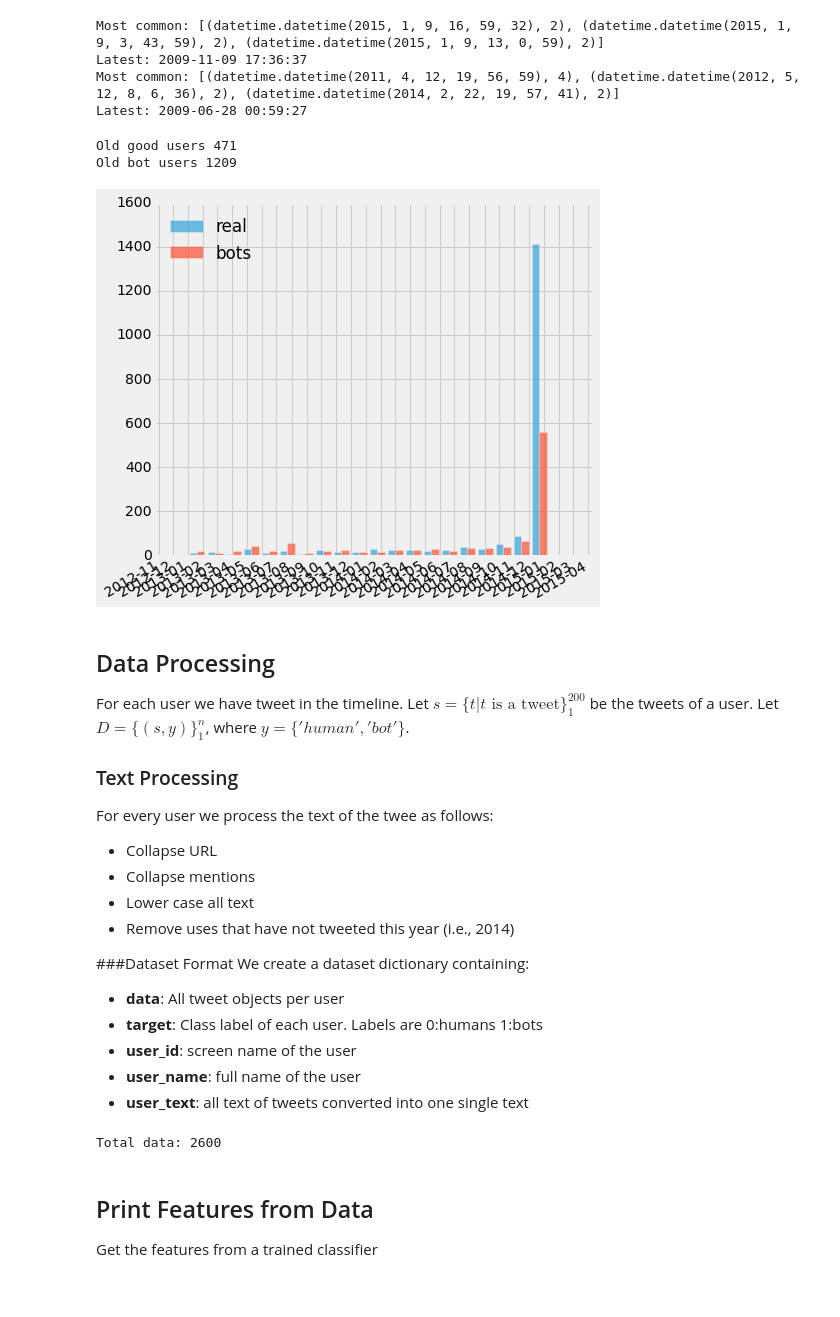
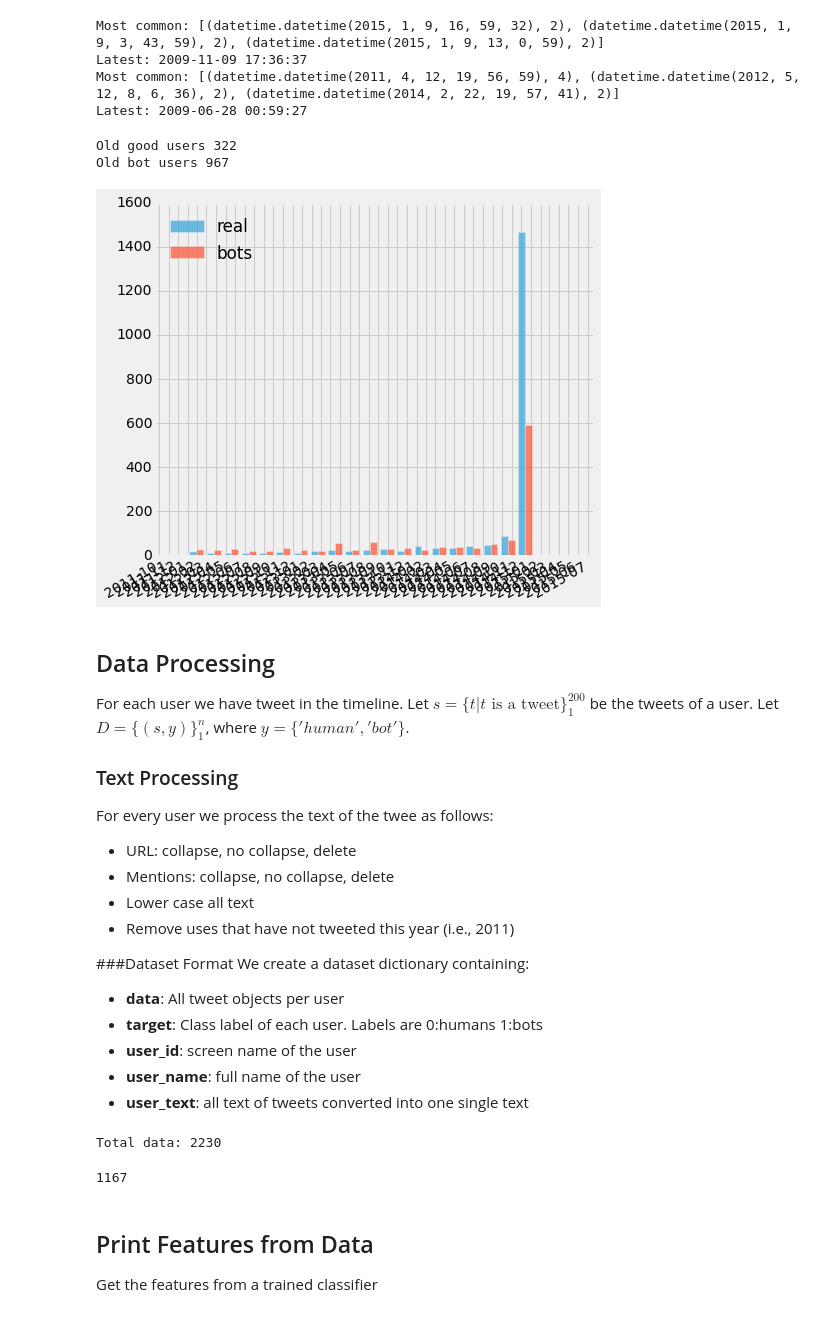
Before and after one commit to mramire8/notebooks, a Jupyter notebook: twitter_new_data/twitter_data.ipynb, the cells around one changed output. Drawn from its saved outputs; the diff is of its cells as text; code cells hidden in the pictures.

Commit message:
update user studies

```diff
--- a/twitter_new_data/twitter_data.ipynb
+++ b/twitter_new_data/twitter_data.ipynb
@@ -114,55 +124,55 @@ Latest: 2009-06-28 00:59:27
 # %%
 ## Number of users that have old tweets in good users
 ## with tweets not in 2014
-print "Old good users %s" %  len([d for d in good_counts.keys() if d.year < 2014])
-print "Old bot users %s" %  len([d for d in bots_counts.keys() if d.year < 2014])
+print "Old good users %s" %  len([d for d in good_counts.keys() if d.year < 2013])
+print "Old bot users %s" %  len([d for d in bots_counts.keys() if d.year < 2013])
 # %% [output]
-Old good users 471
-Old bot users 1209
+Old good users 322
+Old bot users 967
 # %%
 import matplotlib as mpl
 import matplotlib.pyplot as plt
 import matplotlib.dates as mdates
 
 
 mpl.style.use('fivethirtyeight')
 
 years    = mdates.YearLocator()   # every year
 months   = mdates.MonthLocator()  # every month
 yearsFmt = mdates.DateFormatter('%Y')
 monthsFmt = mdates.DateFormatter('%Y-%m')
 fig = plt.figure(figsize=(7,7))
 ax = plt.axes()
 
-gds =[(d,c) for d,c in good_counts.iteritems() if d.year > 2012]
-bts =[(d,c) for d,c in bots_counts.iteritems() if d.year > 2012]
+gds =[(d,c) for d,c in good_counts.iteritems() if d.year > 2011]
+bts =[(d,c) for d,c in bots_counts.iteritems() if d.year > 2011]
 
 
 kg = [d.toordinal() for d,_ in gds]
 kb = [d.toordinal() for d,_ in bts]
 wg = [c for _,c in gds]
 wb = [c for _,c in bts]
 plt.hist([kg,kb], weights=[wg,wb], bins=20, stacked=False, alpha=.7, label=['real', 'bots'])
 
 ax.xaxis.set_major_locator(months)
 ax.xaxis.set_major_formatter(monthsFmt)
 # ax.xaxis.set_minor_locator(months)
 plt.legend(loc='best', frameon=False, numpoints=1)
 ax.format_xdata = mdates.DateFormatter('%Y-%m-%d')
 fig.autofmt_xdate()
 plt.savefig("date_dist.png")
 # %% [output]
-[figure, old version]
+[figure, new version]
 # %% [markdown]
 ## Data Processing
 For each user we have tweet in the timeline. Let $s=\{t | t \text{ is a tweet}\}_{1}^{200}$ be the tweets of a user. Let $D=\{(s,y)\}_1^n$, where $y=\{'human','bot'\}$.
 
 ### Text Processing
 For every user we process the text of the twee as follows:
-* Collapse URL
-* Collapse mentions
+* URL: collapse, no collapse, delete
+* Mentions: collapse, no collapse, delete
 * Lower case all text
-* Remove uses that have not tweeted this year (i.e., 2014)
+* Remove uses that have not tweeted this year (i.e., 2011)
 
 ###Dataset Format
 We create a dataset dictionary containing:
@@ -245,14 +258,18 @@ import numpy as np
 vct = TfidfVectorizer(encoding='latin1', min_df=5, max_df=1.0, binary=False, ngram_range=(1, 1),
                       token_pattern='\\b\\w+\\b')
 
-gds =[g for g in good if get_date(g[0][0]['created_at']).year > 2013]
-bts =[b for b in bots if get_date(b[0][0]['created_at']).year > 2013]
+gds =[g for g in good if get_date(g[0][0]['created_at']).year > 2011 and g[0][0]['lang'] == 'en']
+bts =[b for b in bots if get_date(b[0][0]['created_at']).year > 2011 and b[0][0]['lang'] == 'en']
 
 data = bunch_users(gds,bts, vct, True, True, True, labels=['good', 'bots'])
 
 print "Total data:", len(data['target'])
 # %% [output]
-Total data: 2600
+Total data: 2230
+# %%
+print len([g for g in good if get_date(g[0][0]['created_at']).year > 2011 and g[0][0]['lang'] == 'en'])
+# %% [output]
+1167
 # %% [markdown]
 ## Print Features from Data
 
```
Also changed, not shown: parts of 12 cells of this notebook, 2 other files.
